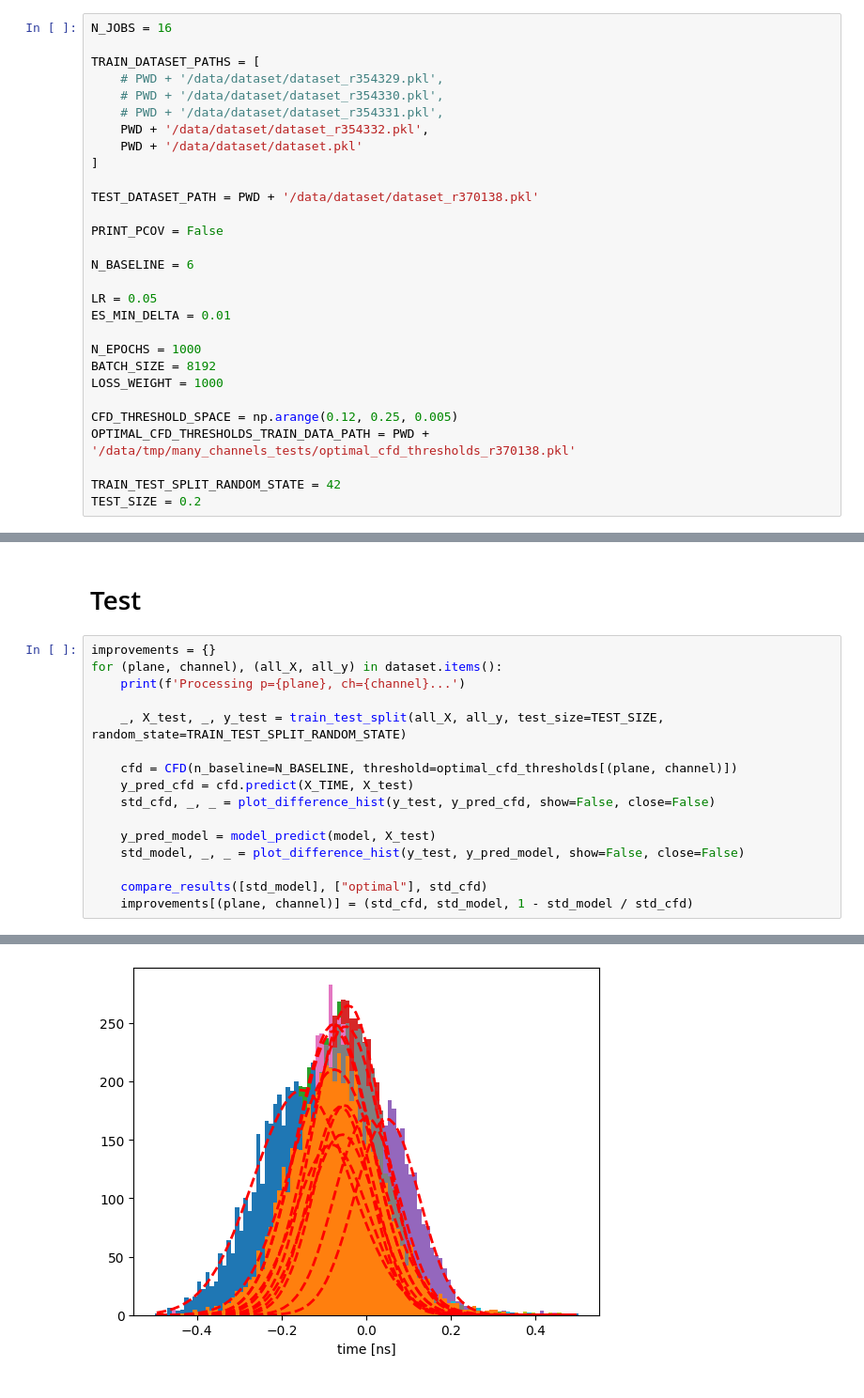
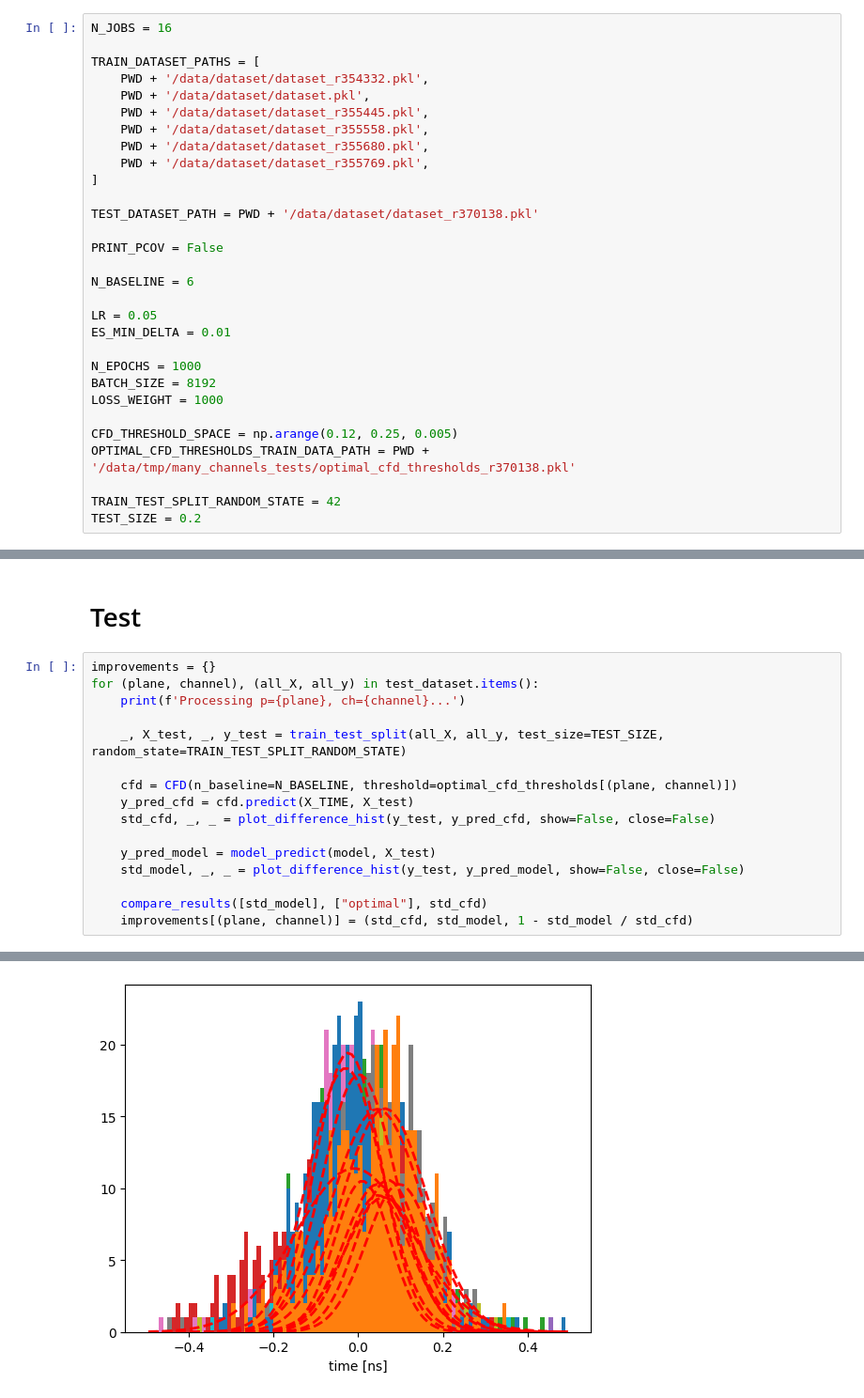
Before and after one commit to MatiXOfficial/pps-timing-ml, a Jupyter notebook: notebooks/neural_networks/other_datasets/r370138/trained_on_all_runs.ipynb, the cells around one changed output, grey strips where cells are left out. Shown at 94% size. Cells and saved outputs as stored; diff of their text form.

```diff
--- a/notebooks/neural_networks/other_datasets/r370138/trained_on_all_runs.ipynb
+++ b/notebooks/neural_networks/other_datasets/r370138/trained_on_all_runs.ipynb
@@ -21,11 +21,12 @@ tf.get_logger().setLevel('ERROR')
 N_JOBS = 16
 
 TRAIN_DATASET_PATHS = [
-    # PWD + '/data/dataset/dataset_r354329.pkl',
-    # PWD + '/data/dataset/dataset_r354330.pkl',
-    # PWD + '/data/dataset/dataset_r354331.pkl',
     PWD + '/data/dataset/dataset_r354332.pkl',
-    PWD + '/data/dataset/dataset.pkl'
+    PWD + '/data/dataset/dataset.pkl',
+    PWD + '/data/dataset/dataset_r355445.pkl',
+    PWD + '/data/dataset/dataset_r355558.pkl',
+    PWD + '/data/dataset/dataset_r355680.pkl',
+    PWD + '/data/dataset/dataset_r355769.pkl',
 ]
 
 TEST_DATASET_PATH = PWD + '/data/dataset/dataset_r370138.pkl'
@@ -140,7 +172,7 @@ plot_history(history, f'model: optimal', ymax=30)
 # Test
 # %%
 improvements = {}
-for (plane, channel), (all_X, all_y) in dataset.items():
+for (plane, channel), (all_X, all_y) in test_dataset.items():
     print(f'Processing p={plane}, ch={channel}...')
 
     _, X_test, _, y_test = train_test_split(all_X, all_y, test_size=TEST_SIZE, random_state=TRAIN_TEST_SPLIT_RANDOM_STATE)
@@ -175,4 +207,4 @@ Processing p=3, ch=11...
-[figure, old version]
+[figure, new version]
 # %%
 print('Improvements:')
 for (plane, channel), improv in improvements.items():
```
Also changed, not shown: parts of 7 cells of this notebook, 25 other files.
